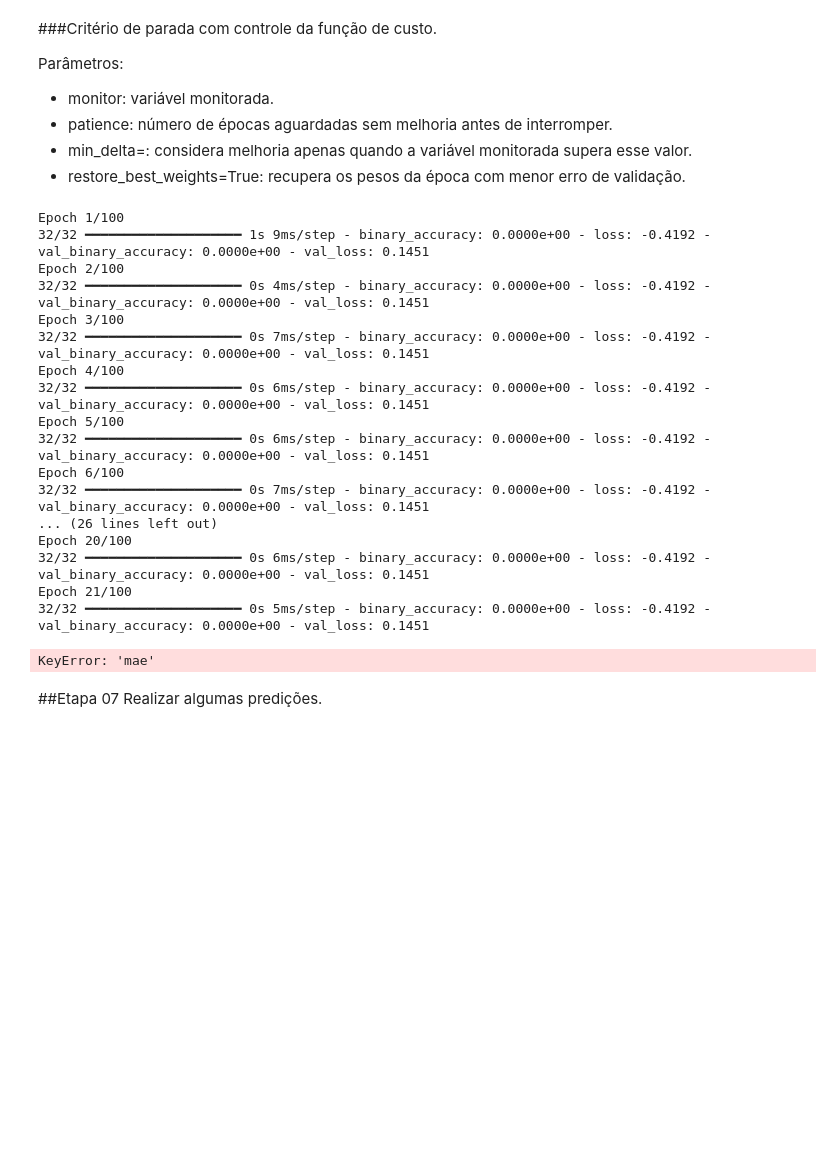
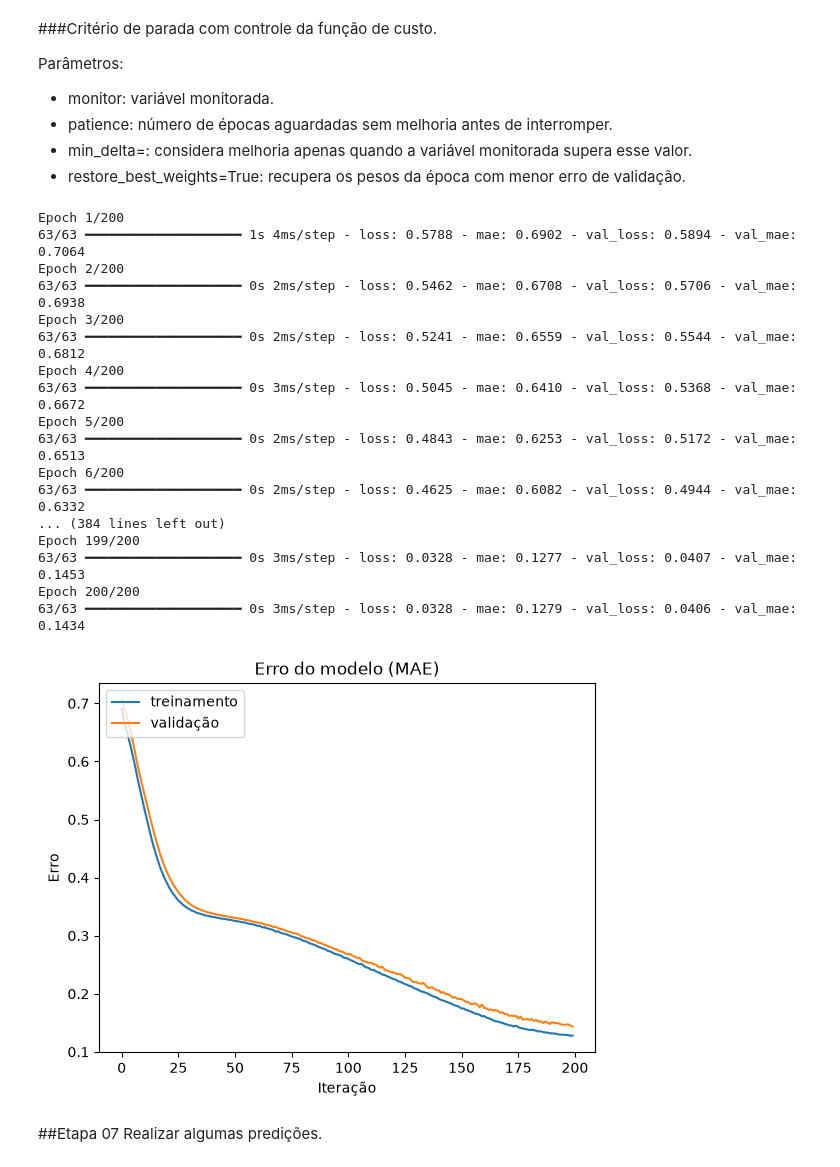
Before and after one commit to leoisf/CDD109---REDES-NEURAIS-ARTIFICIAIS-E-DEEP-LEARNING, a Jupyter notebook: Aula 3/Exercício 10 - MLP_SEN.ipynb, the cells around one changed output. Saved outputs shown, nothing was run; the diff lists cells and outputs as text; code cells hidden in the pictures; blank space fills up the shorter version.

```diff
--- a/Aula 3/Exercício 10 - MLP_SEN.ipynb
+++ b/Aula 3/Exercício 10 - MLP_SEN.ipynb
@@ -101,33 +98,33 @@ early_stop = keras.callbacks.EarlyStopping(
     restore_best_weights=True
 )
 # %%
-history = model.fit(x_train, y_train, epochs=100, batch_size=32, validation_data=(x_test, y_test), callbacks=[early_stop])
+history = model.fit(x_train, y_train, epochs=200, batch_size=16, validation_data=(x_test, y_test), callbacks=[early_stop])
 plt.plot(history.history['mae'])
 plt.plot(history.history['val_mae'])
-plt.title('Acurácia do modelo')
+plt.title('Erro do modelo (MAE)')
 plt.ylabel('Erro')
 plt.xlabel('Iteração')
 plt.legend(['treinamento', 'validação'], loc='upper left')
 plt.show()
 # %% [output]
-Epoch 1/100
-32/32 ━━━━━━━━━━━━━━━━━━━━ 1s 9ms/step - binary_accuracy: 0.0000e+00 - loss: -0.4192 - val_binary_accuracy: 0.0000e+00 - val_loss: 0.1451
-Epoch 2/100
-32/32 ━━━━━━━━━━━━━━━━━━━━ 0s 4ms/step - binary_accuracy: 0.0000e+00 - loss: -0.4192 - val_binary_accuracy: 0.0000e+00 - val_loss: 0.1451
-Epoch 3/100
-32/32 ━━━━━━━━━━━━━━━━━━━━ 0s 7ms/step - binary_accuracy: 0.0000e+00 - loss: -0.4192 - val_binary_accuracy: 0.0000e+00 - val_loss: 0.1451
-Epoch 4/100
-32/32 ━━━━━━━━━━━━━━━━━━━━ 0s 6ms/step - binary_accuracy: 0.0000e+00 - loss: -0.4192 - val_binary_accuracy: 0.0000e+00 - val_loss: 0.1451
-Epoch 5/100
-32/32 ━━━━━━━━━━━━━━━━━━━━ 0s 6ms/step - binary_accuracy: 0.0000e+00 - loss: -0.4192 - val_binary_accuracy: 0.0000e+00 - val_loss: 0.1451
-Epoch 6/100
-32/32 ━━━━━━━━━━━━━━━━━━━━ 0s 7ms/step - binary_accuracy: 0.0000e+00 - loss: -0.4192 - val_binary_accuracy: 0.0000e+00 - val_loss: 0.1451
-... (26 lines left out)
-Epoch 20/100
-32/32 ━━━━━━━━━━━━━━━━━━━━ 0s 6ms/step - binary_accuracy: 0.0000e+00 - loss: -0.4192 - val_binary_accuracy: 0.0000e+00 - val_loss: 0.1451
-Epoch 21/100
-32/32 ━━━━━━━━━━━━━━━━━━━━ 0s 5ms/step - binary_accuracy: 0.0000e+00 - loss: -0.4192 - val_binary_accuracy: 0.0000e+00 - val_loss: 0.1451
+Epoch 1/200
+63/63 ━━━━━━━━━━━━━━━━━━━━ 1s 4ms/step - loss: 0.5788 - mae: 0.6902 - val_loss: 0.5894 - val_mae: 0.7064
+Epoch 2/200
+63/63 ━━━━━━━━━━━━━━━━━━━━ 0s 2ms/step - loss: 0.5462 - mae: 0.6708 - val_loss: 0.5706 - val_mae: 0.6938
+Epoch 3/200
+63/63 ━━━━━━━━━━━━━━━━━━━━ 0s 2ms/step - loss: 0.5241 - mae: 0.6559 - val_loss: 0.5544 - val_mae: 0.6812
+Epoch 4/200
+63/63 ━━━━━━━━━━━━━━━━━━━━ 0s 3ms/step - loss: 0.5045 - mae: 0.6410 - val_loss: 0.5368 - val_mae: 0.6672
+Epoch 5/200
+63/63 ━━━━━━━━━━━━━━━━━━━━ 0s 2ms/step - loss: 0.4843 - mae: 0.6253 - val_loss: 0.5172 - val_mae: 0.6513
+Epoch 6/200
+63/63 ━━━━━━━━━━━━━━━━━━━━ 0s 2ms/step - loss: 0.4625 - mae: 0.6082 - val_loss: 0.4944 - val_mae: 0.6332
+... (384 lines left out)
+Epoch 199/200
+63/63 ━━━━━━━━━━━━━━━━━━━━ 0s 3ms/step - loss: 0.0328 - mae: 0.1277 - val_loss: 0.0407 - val_mae: 0.1453
+Epoch 200/200
+63/63 ━━━━━━━━━━━━━━━━━━━━ 0s 3ms/step - loss: 0.0328 - mae: 0.1279 - val_loss: 0.0406 - val_mae: 0.1434
-KeyError: 'mae'
+[figure, added]
 # %% [markdown]
 ##Etapa 07
 Realizar algumas predições.
```
Also changed, not shown: parts of 4 cells of this notebook, 12 other files.
